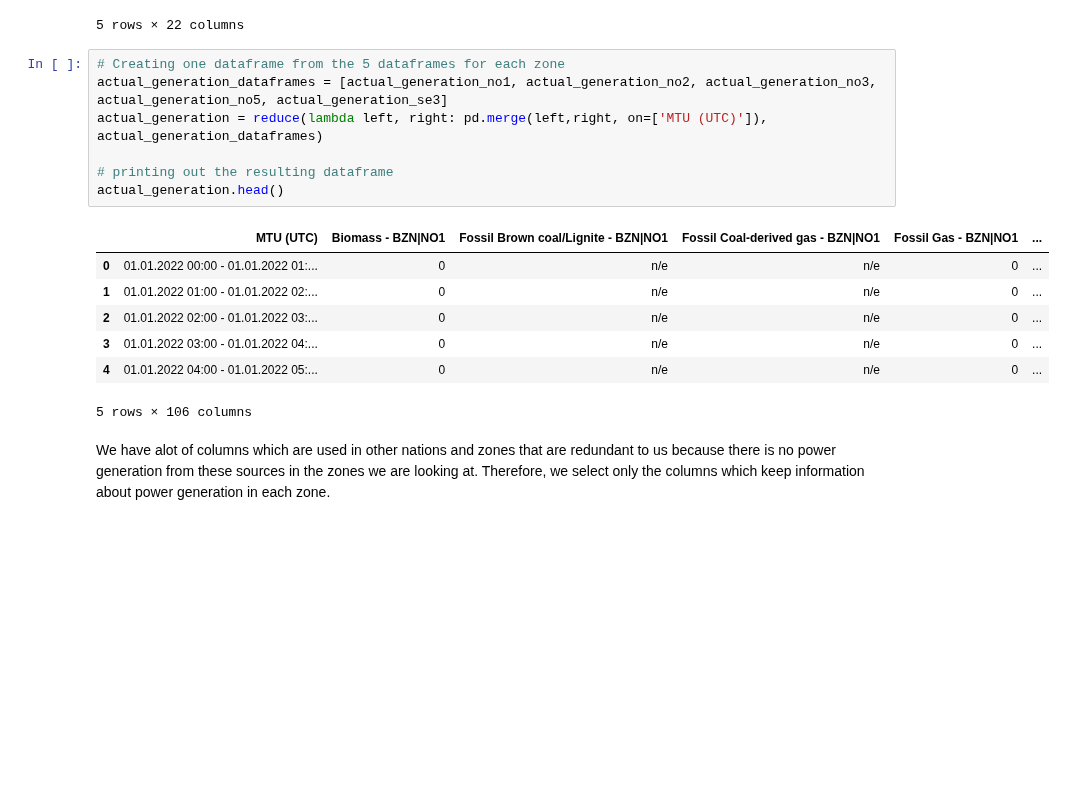
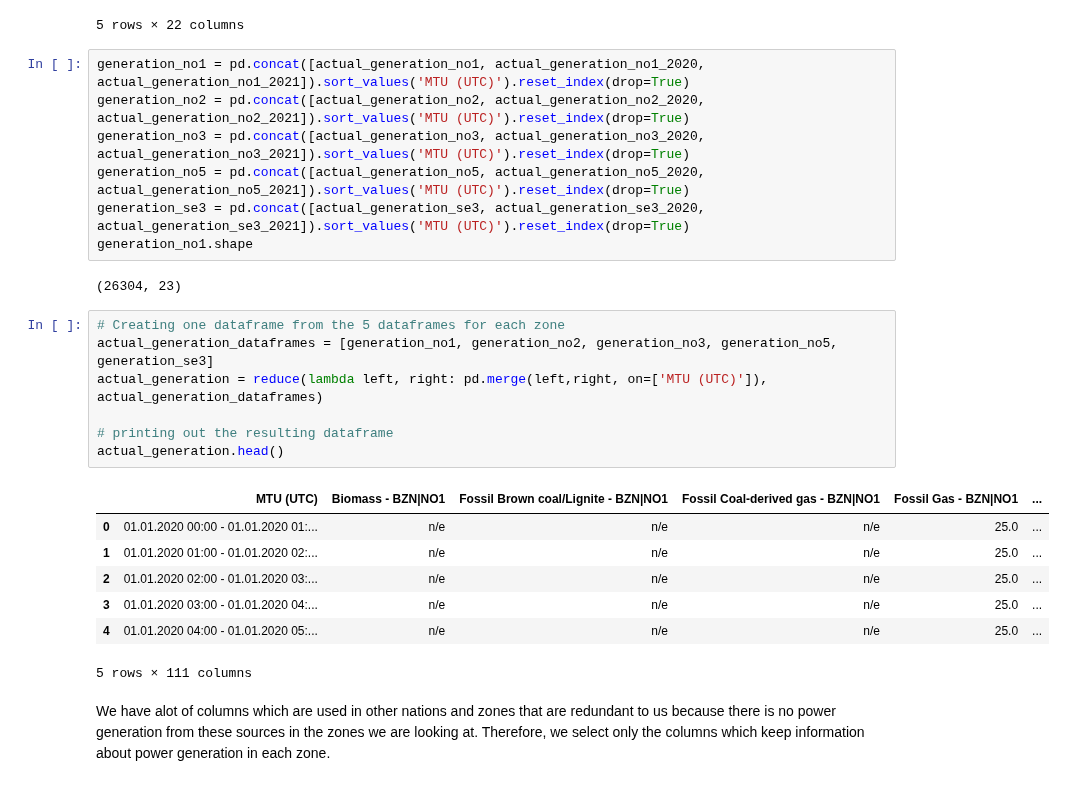
Before and after one commit to HIOF-Bachelor-Project-Group-7/Time-series-energy-price-prediction-bidding-zone-N01, a Jupyter notebook: code/Data aggregation of energy market bidding zone NO1 2020-2022.ipynb, the cells around one changed output. Cells and saved outputs as stored; diff of their text form; blank space fills up the shorter version.

Commit message:
aggregated 2020.2022 data for generation

```diff
--- a/code/Data aggregation of energy market bidding zone NO1 2020-2022.ipynb
+++ b/code/Data aggregation of energy market bidding zone NO1 2020-2022.ipynb
@@ -501,21 +741,30 @@ actual_generation_no1.head()
 | 3 | 01.01.2022 03:00 - 01.01.2022 04:... | 0 | n/e | n/e | 0 | ... |
 | 4 | 01.01.2022 04:00 - 01.01.2022 05:... | 0 | n/e | n/e | 0 | ... |
 5 rows × 22 columns
+# %%
+generation_no1 = pd.concat([actual_generation_no1, actual_generation_no1_2020, actual_generation_no1_2021]).sort_values('MTU (UTC)').reset_index(drop=True)
+generation_no2 = pd.concat([actual_generation_no2, actual_generation_no2_2020, actual_generation_no2_2021]).sort_values('MTU (UTC)').reset_index(drop=True)
+generation_no3 = pd.concat([actual_generation_no3, actual_generation_no3_2020, actual_generation_no3_2021]).sort_values('MTU (UTC)').reset_index(drop=True)
+generation_no5 = pd.concat([actual_generation_no5, actual_generation_no5_2020, actual_generation_no5_2021]).sort_values('MTU (UTC)').reset_index(drop=True)
+generation_se3 = pd.concat([actual_generation_se3, actual_generation_se3_2020, actual_generation_se3_2021]).sort_values('MTU (UTC)').reset_index(drop=True)
+generation_no1.shape
+# %% [output]
+(26304, 23)
 # %%
 # Creating one dataframe from the 5 dataframes for each zone
-actual_generation_dataframes = [actual_generation_no1, actual_generation_no2, actual_generation_no3, actual_generation_no5, actual_generation_se3]
+actual_generation_dataframes = [generation_no1, generation_no2, generation_no3, generation_no5, generation_se3]
 actual_generation = reduce(lambda left, right: pd.merge(left,right, on=['MTU (UTC)']), actual_generation_dataframes)
 
 # printing out the resulting dataframe
 actual_generation.head()
 # %% [output]
 |  | MTU (UTC) | Biomass - BZN|NO1 | Fossil Brown coal/Lignite - BZN|NO1 | Fossil Coal-derived gas - BZN|NO1 | Fossil Gas - BZN|NO1 | ... |
-| 0 | 01.01.2022 00:00 - 01.01.2022 01:... | 0 | n/e | n/e | 0 | ... |
-| 1 | 01.01.2022 01:00 - 01.01.2022 02:... | 0 | n/e | n/e | 0 | ... |
-| 2 | 01.01.2022 02:00 - 01.01.2022 03:... | 0 | n/e | n/e | 0 | ... |
-| 3 | 01.01.2022 03:00 - 01.01.2022 04:... | 0 | n/e | n/e | 0 | ... |
-| 4 | 01.01.2022 04:00 - 01.01.2022 05:... | 0 | n/e | n/e | 0 | ... |
+| 0 | 01.01.2020 00:00 - 01.01.2020 01:... | n/e | n/e | n/e | 25.0 | ... |
+| 1 | 01.01.2020 01:00 - 01.01.2020 02:... | n/e | n/e | n/e | 25.0 | ... |
+| 2 | 01.01.2020 02:00 - 01.01.2020 03:... | n/e | n/e | n/e | 25.0 | ... |
+| 3 | 01.01.2020 03:00 - 01.01.2020 04:... | n/e | n/e | n/e | 25.0 | ... |
+| 4 | 01.01.2020 04:00 - 01.01.2020 05:... | n/e | n/e | n/e | 25.0 | ... |
-5 rows × 106 columns
+5 rows × 111 columns
 # %% [markdown]
 We have alot of columns which are used in other nations and zones that are redundant to us because there is no power generation from these sources in the zones we are looking at. Therefore, we select only the columns which keep information about power generation in each zone.
 # %%
```
Also changed, not shown: parts of 15 cells of this notebook.
